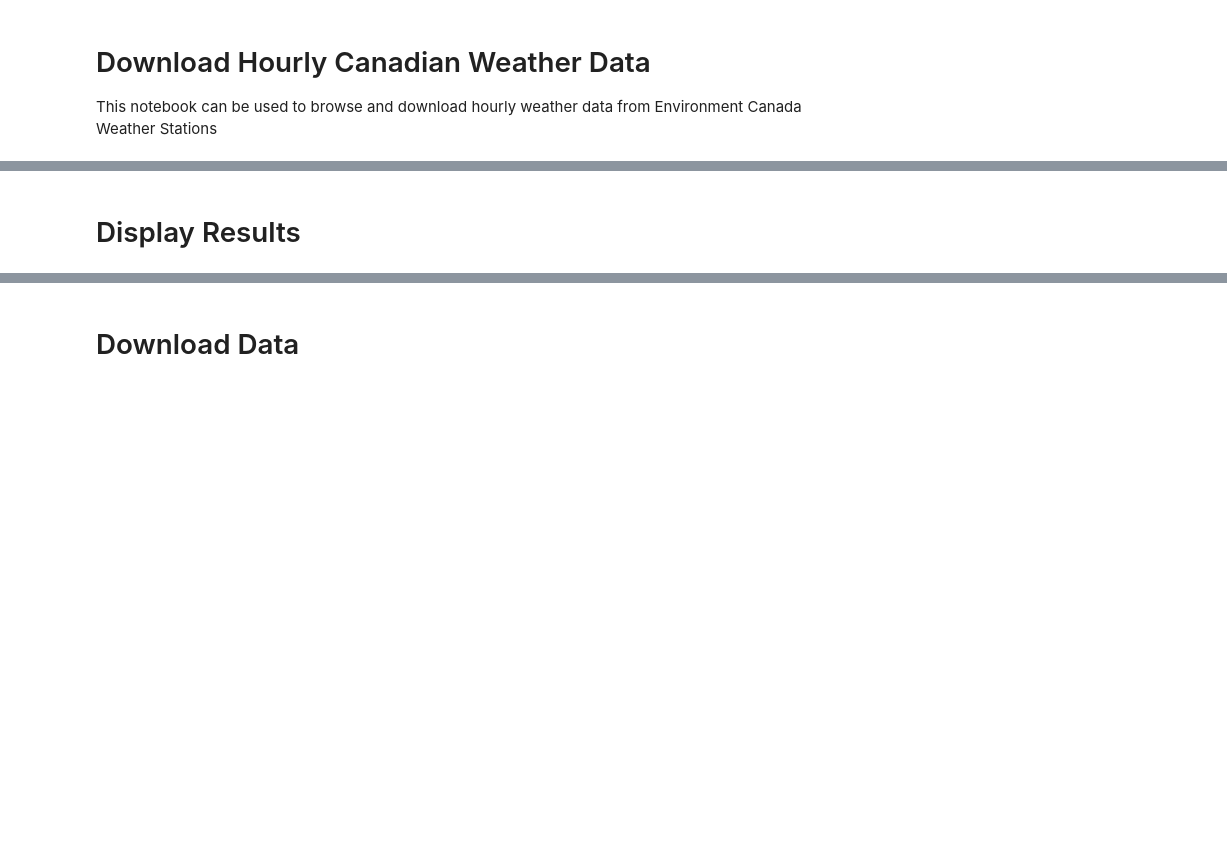
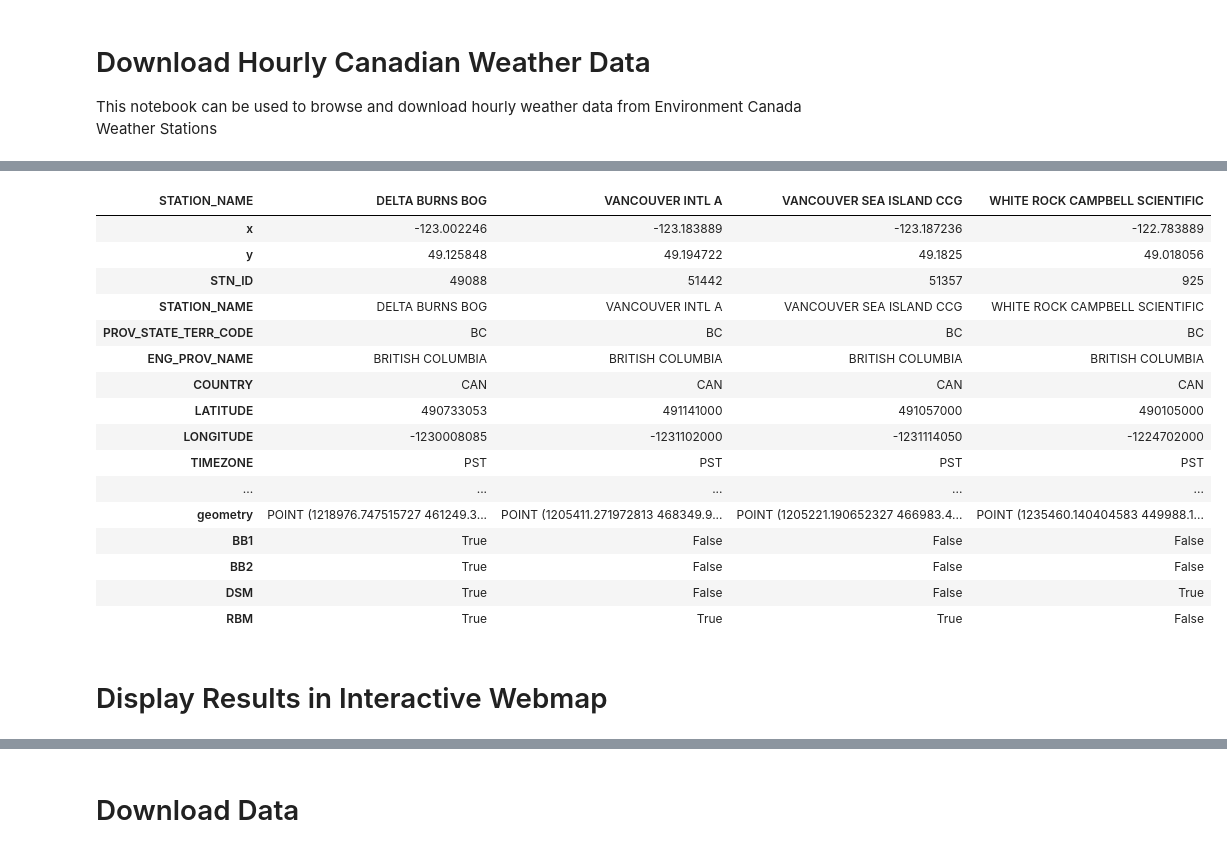
Before and after one commit to June-Skeeter/CA_wxData_Download, a Jupyter notebook: Download Hourly Canadian Weather Data.ipynb, the cells around one changed output, grey strips where cells are left out. Saved outputs shown, nothing was run; the diff lists cells and outputs as text; code cells hidden in the pictures; blank space fills up the shorter version.

```diff
--- a/Download Hourly Canadian Weather Data.ipynb
+++ b/Download Hourly Canadian Weather Data.ipynb
@@ -18,0 +21,5 @@ tileurl = 'https://api.mapbox.com/v4/mapbox.satellite/{z}/{x}/{y}@2x.png?access_
+# %%
+## Search Areas (e.g. UBC Micromet flux Search_Locatons)
+Search_Locatons =  gpd.read_file('https://raw.githubusercontent.com/ubc-micromet/FieldSiteMaps/main/data/FluxTowers.json')
+Search_Locatons = Search_Locatons.set_index('Name')
+Search_Locatons.head()
@@ -131,0 +86,27 @@ Selection.T
+# %%
+## Set to BC Albers
+Stations = Stations.to_crs('epsg:3153')
+Search_Locatons = Search_Locatons.to_crs('epsg:3153')
+
+## Search Radius
+Dist = 1.5e4
+# Stations = Stations.buffer(Dist)
+Search_Locatons_buffer = Search_Locatons.buffer(Dist)
+
+Select = Stations.assign(**{(key): Stations.within(geom) for key, geom in Search_Locatons_buffer.geometry.items()})
+
+Selection = Select[Select[Search_Locatons.index.values].sum(axis=1)>0].copy()
+
+fig,ax=plt.subplots()
+Stations.plot(ax=ax,color='grey',edgecolor='k',label='Other Stations')
+Selection.plot(ax=ax,color='red',edgecolor='k',label='Selected Stations')
+Search_Locatons.plot(ax=ax,color='blue',edgecolor='k',label='Search Locations')
+
+plt.legend()
+
+ax.set_xlim(Search_Locatons.geometry.x.min()-Dist*2,Search_Locatons.geometry.x.max()+Dist*2)
+ax.set_ylim(Search_Locatons.geometry.y.min()-Dist*2,Search_Locatons.geometry.y.max()+Dist*2)
+ax.set_title('Stations within '+str(Dist)+'m of the Search Locatons')
+
+Selection.T
+# %% [output]
@@ -132,5 +115,22 @@ Selection.T
+| STATION_NAME | DELTA BURNS BOG | VANCOUVER INTL A | VANCOUVER SEA ISLAND CCG | WHITE ROCK CAMPBELL SCIENTIFIC |
+| x | -123.002246 | -123.183889 | -123.187236 | -122.783889 |
+| y | 49.125848 | 49.194722 | 49.1825 | 49.018056 |
+| STN_ID | 49088 | 51442 | 51357 | 925 |
+| STATION_NAME | DELTA BURNS BOG | VANCOUVER INTL A | VANCOUVER SEA ISLAND CCG | WHITE ROCK CAMPBELL SCIENTIFIC |
+| PROV_STATE_TERR_CODE | BC | BC | BC | BC |
+| ENG_PROV_NAME | BRITISH COLUMBIA | BRITISH COLUMBIA | BRITISH COLUMBIA | BRITISH COLUMBIA |
+| COUNTRY | CAN | CAN | CAN | CAN |
+| LATITUDE | 490733053 | 491141000 | 491057000 | 490105000 |
+| LONGITUDE | -1230008085 | -1231102000 | -1231114050 | -1224702000 |
+| TIMEZONE | PST | PST | PST | PST |
+| ... | ... | ... | ... | ... |
+| geometry | POINT (1218976.747515727 461249.3... | POINT (1205411.271972813 468349.9... | POINT (1205221.190652327 466983.4... | POINT (1235460.140404583 449988.1... |
+| BB1 | True | False | False | False |
+| BB2 | True | False | False | False |
+| DSM | True | False | False | True |
+| RBM | True | True | True | False |
 # %% [markdown]
-# Display Results
+# Display Results in Interactive Webmap
 # %%
 Map = folium.Map(
     location=[49.12917,-122.98486], zoom_start=10)#, tiles=tileurl, attr='Mapbox')
```
Also changed, not shown: parts of 8 cells of this notebook.
